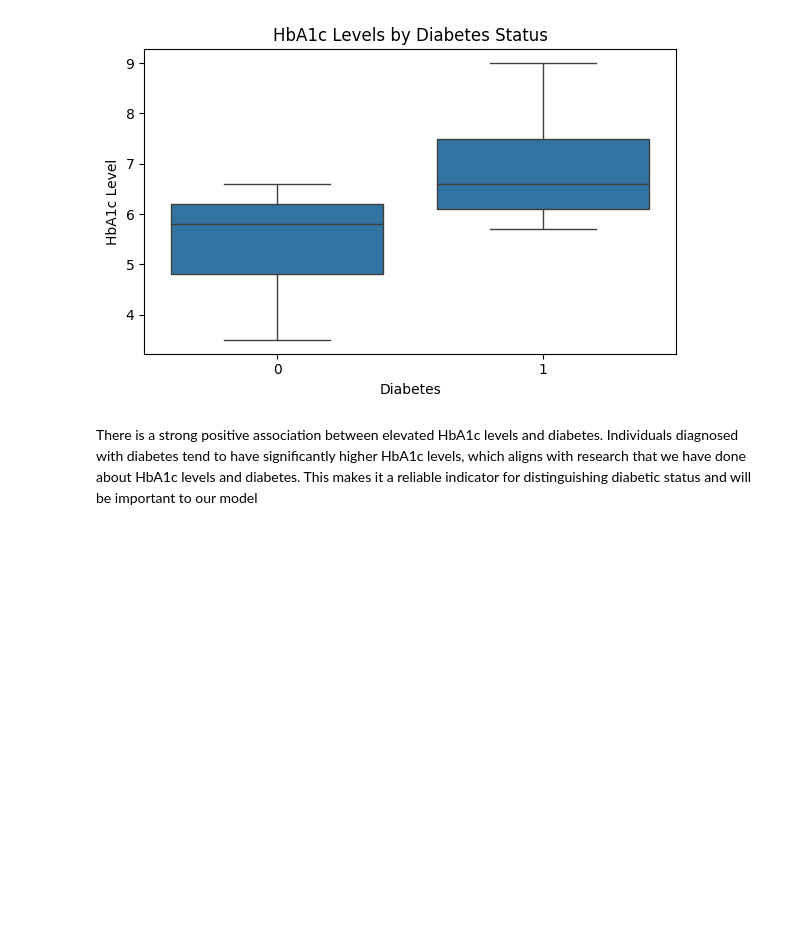
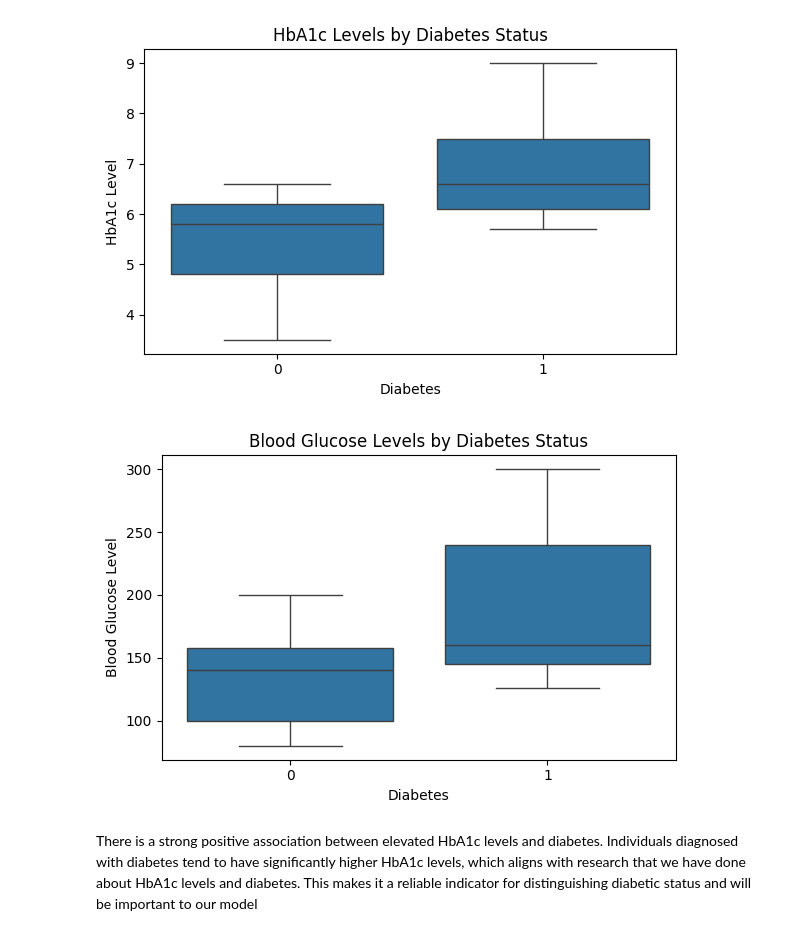
Before and after one commit to CBreach/352Project, a Jupyter notebook: finalProject.ipynb, the cells around one changed output. Drawn from its saved outputs; the diff is of its cells as text; code cells hidden in the pictures; blank space fills up the shorter version.

```diff
--- a/finalProject.ipynb
+++ b/finalProject.ipynb
@@ -447,6 +447,16 @@ plt.tight_layout()
 plt.show()
 # %% [output]
 [figure]
+# %%
+plt.figure(figsize=(6, 4))
+sns.boxplot(x='diabetes', y='blood_glucose_level', data=df)
+plt.title('Blood Glucose Levels by Diabetes Status')
+plt.xlabel('Diabetes')
+plt.ylabel('Blood Glucose Level')
+plt.tight_layout()
+plt.show()
+# %% [output]
+[figure, added]
 # %% [markdown]
 There is a strong positive association between elevated HbA1c levels and diabetes. Individuals diagnosed with diabetes tend to have significantly higher HbA1c levels, which aligns with research that we have done about HbA1c levels and diabetes. This makes it a reliable indicator for distinguishing diabetic status and will be important to our model
 # %%
```
Also changed, not shown: parts of 7 cells of this notebook.
